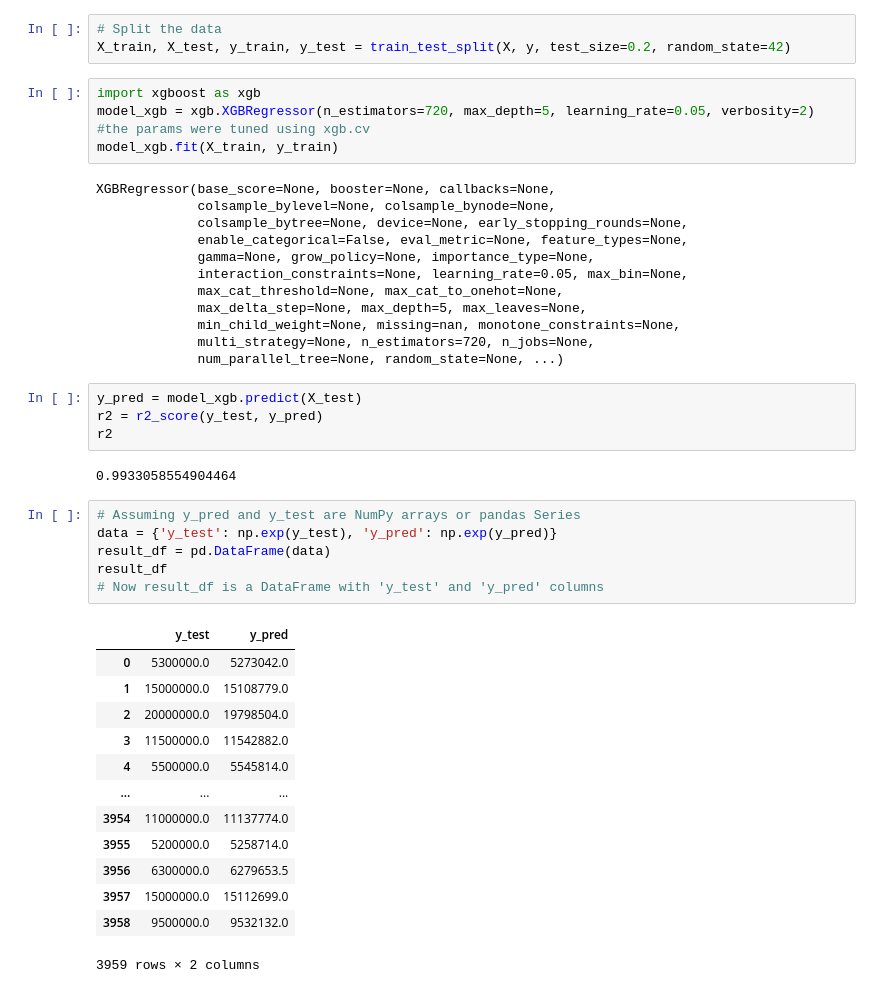
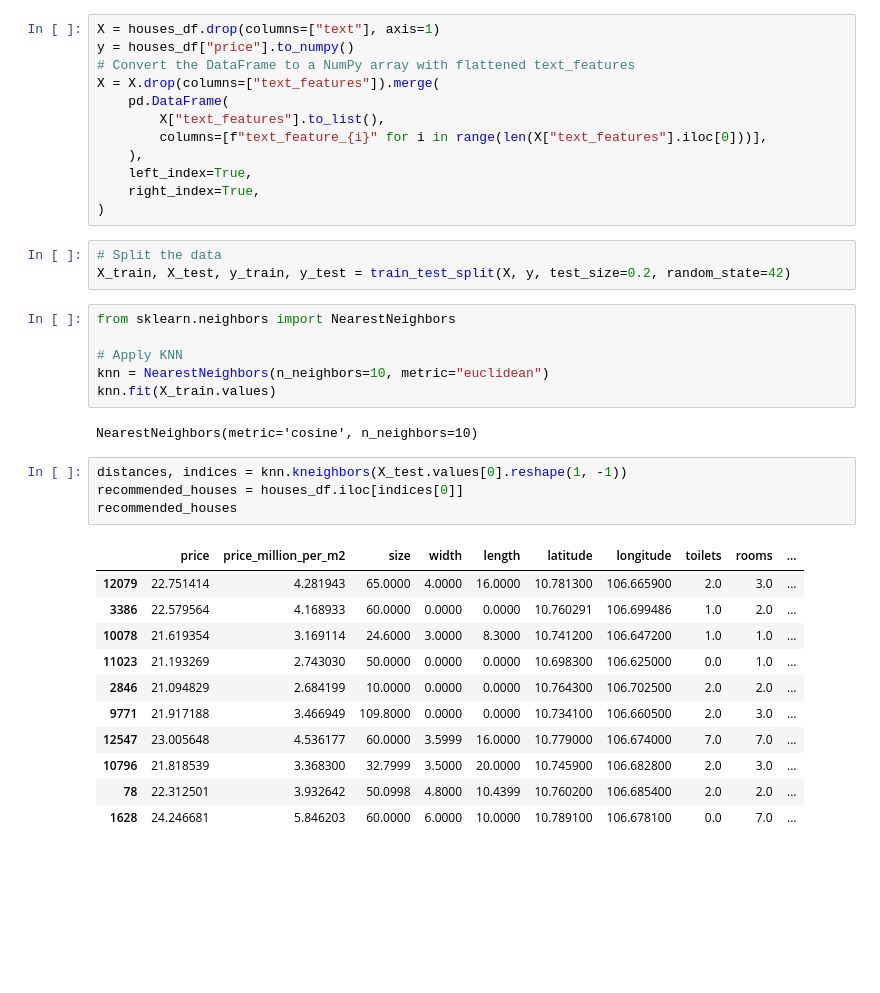
Before and after one commit to huynguyen1999/big-data, a Jupyter notebook: notebooks/model.ipynb, the cells around one changed output. Drawn from its saved outputs; the diff is of its cells as text; blank space fills up the shorter version.

```diff
--- a/notebooks/model.ipynb
+++ b/notebooks/model.ipynb
@@ -49,45 +146,39 @@ X = (
+# %%
+X = houses_df.drop(columns=["text"], axis=1)
+y = houses_df["price"].to_numpy()
+# Convert the DataFrame to a NumPy array with flattened text_features
+X = X.drop(columns=["text_features"]).merge(
+    pd.DataFrame(
+        X["text_features"].to_list(),
+        columns=[f"text_feature_{i}" for i in range(len(X["text_features"].iloc[0]))],
+    ),
+    left_index=True,
+    right_index=True,
+)
 # %%
 # Split the data
 X_train, X_test, y_train, y_test = train_test_split(X, y, test_size=0.2, random_state=42)
-# %%
-import xgboost as xgb
-model_xgb = xgb.XGBRegressor(n_estimators=720, max_depth=5, learning_rate=0.05, verbosity=2) #the params were tuned using xgb.cv
-model_xgb.fit(X_train, y_train)
-# %% [output]
-XGBRegressor(base_score=None, booster=None, callbacks=None,
-             colsample_bylevel=None, colsample_bynode=None,
-             colsample_bytree=None, device=None, early_stopping_rounds=None,
-             enable_categorical=False, eval_metric=None, feature_types=None,
-             gamma=None, grow_policy=None, importance_type=None,
-             interaction_constraints=None, learning_rate=0.05, max_bin=None,
-             max_cat_threshold=None, max_cat_to_onehot=None,
-             max_delta_step=None, max_depth=5, max_leaves=None,
-             min_child_weight=None, missing=nan, monotone_constraints=None,
-             multi_strategy=None, n_estimators=720, n_jobs=None,
-             num_parallel_tree=None, random_state=None, ...)
-# %%
-y_pred = model_xgb.predict(X_test)
-r2 = r2_score(y_test, y_pred)
-r2
-# %% [output]
-0.9933058554904464
-# %%
-# Assuming y_pred and y_test are NumPy arrays or pandas Series
-data = {'y_test': np.exp(y_test), 'y_pred': np.exp(y_pred)}
-result_df = pd.DataFrame(data)
-result_df
-# Now result_df is a DataFrame with 'y_test' and 'y_pred' columns
-# %% [output]
-|  | y_test | y_pred |
-| 0 | 5300000.0 | 5273042.0 |
-| 1 | 15000000.0 | 15108779.0 |
-| 2 | 20000000.0 | 19798504.0 |
-| 3 | 11500000.0 | 11542882.0 |
-| 4 | 5500000.0 | 5545814.0 |
-| ... | ... | ... |
-| 3954 | 11000000.0 | 11137774.0 |
-| 3955 | 5200000.0 | 5258714.0 |
-| 3956 | 6300000.0 | 6279653.5 |
-| 3957 | 15000000.0 | 15112699.0 |
-| 3958 | 9500000.0 | 9532132.0 |
-3959 rows × 2 columns
+# %%
+from sklearn.neighbors import NearestNeighbors
+
+# Apply KNN
+knn = NearestNeighbors(n_neighbors=10, metric="euclidean")
+knn.fit(X_train.values)
+# %% [output]
+NearestNeighbors(metric='cosine', n_neighbors=10)
+# %%
+distances, indices = knn.kneighbors(X_test.values[0].reshape(1, -1))
+recommended_houses = houses_df.iloc[indices[0]]
+recommended_houses
+# %% [output]
+|  | price | price_million_per_m2 | size | width | length | latitude | longitude | toilets | rooms | ... |
+| 12079 | 22.751414 | 4.281943 | 65.0000 | 4.0000 | 16.0000 | 10.781300 | 106.665900 | 2.0 | 3.0 | ... |
+| 3386 | 22.579564 | 4.168933 | 60.0000 | 0.0000 | 0.0000 | 10.760291 | 106.699486 | 1.0 | 2.0 | ... |
+| 10078 | 21.619354 | 3.169114 | 24.6000 | 3.0000 | 8.3000 | 10.741200 | 106.647200 | 1.0 | 1.0 | ... |
+| 11023 | 21.193269 | 2.743030 | 50.0000 | 0.0000 | 0.0000 | 10.698300 | 106.625000 | 0.0 | 1.0 | ... |
+| 2846 | 21.094829 | 2.684199 | 10.0000 | 0.0000 | 0.0000 | 10.764300 | 106.702500 | 2.0 | 2.0 | ... |
+| 9771 | 21.917188 | 3.466949 | 109.8000 | 0.0000 | 0.0000 | 10.734100 | 106.660500 | 2.0 | 3.0 | ... |
+| 12547 | 23.005648 | 4.536177 | 60.0000 | 3.5999 | 16.0000 | 10.779000 | 106.674000 | 7.0 | 7.0 | ... |
+| 10796 | 21.818539 | 3.368300 | 32.7999 | 3.5000 | 20.0000 | 10.745900 | 106.682800 | 2.0 | 3.0 | ... |
+| 78 | 22.312501 | 3.932642 | 50.0998 | 4.8000 | 10.4399 | 10.760200 | 106.685400 | 2.0 | 2.0 | ... |
+| 1628 | 24.246681 | 5.846203 | 60.0000 | 6.0000 | 10.0000 | 10.789100 | 106.678100 | 0.0 | 7.0 | ... |
```
Also changed, not shown: parts of 18 cells of this notebook, 1 other file.
